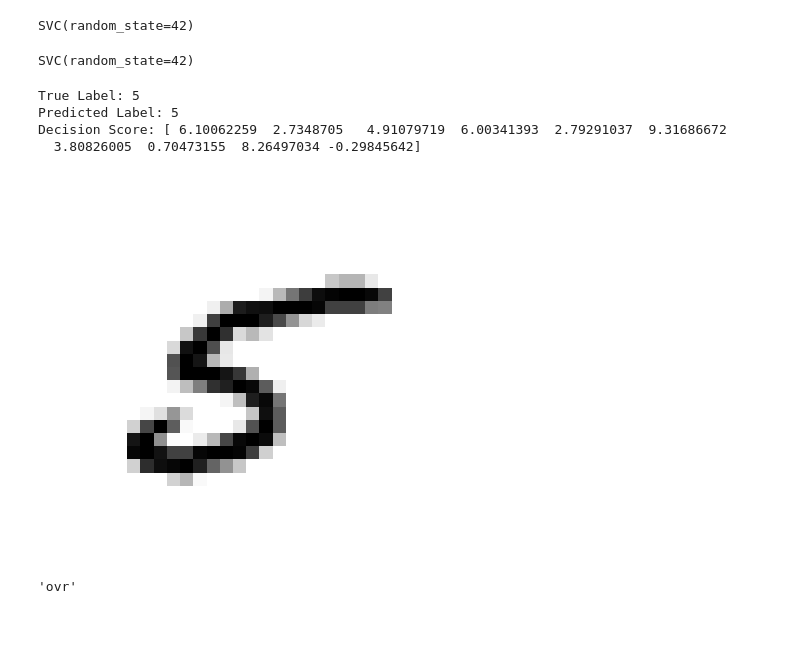
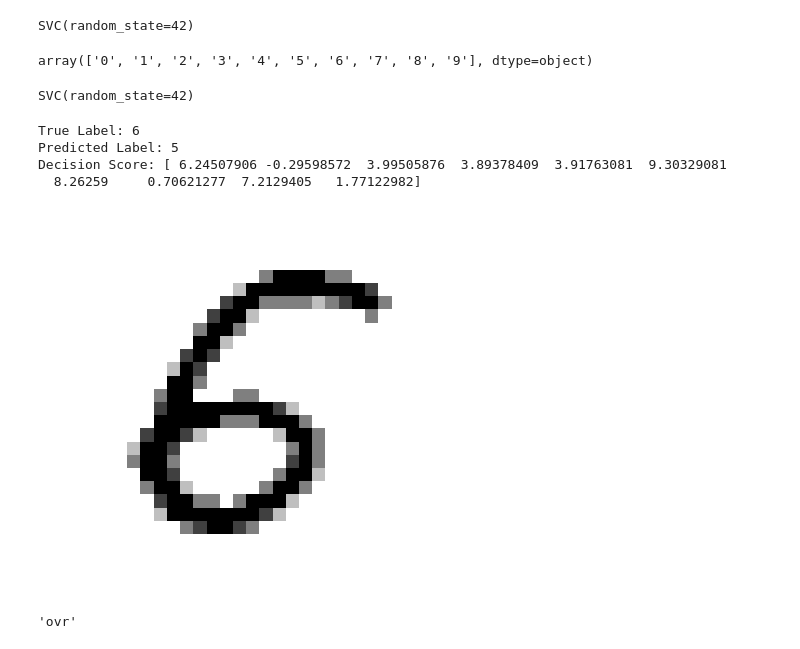
Before and after one commit to jinyeobo/F24_ECE4715, a Jupyter notebook: 2_classification.ipynb, the cells around one changed output. Cells and saved outputs as stored; diff of their text form; code cells hidden in the pictures.

```diff
--- a/2_classification.ipynb
+++ b/2_classification.ipynb
@@ -749,6 +749,12 @@ svm_clf = SVC(random_state=42)
 svm_clf.fit(X_train[:2000], y_train[:2000]) # y_train contains 10 classes
 # %% [output]
 SVC(random_state=42)
+# %%
+svm_clf.classes_
+# when classifier is trained or ("fitted"), it stores the list of target classes in its `classes_` attribute, ordered by value
+# for MNIST, the class labels coincidentally matched the indices
+# %% [output]
+array(['0', '1', '2', '3', '4', '5', '6', '7', '8', '9'], dtype=object)
 # %%
 # This cell will take some time to run
 # Do not run this in class
@@ -760,22 +766,22 @@ svm_clf.fit(X_train, y_train) # y_train contains 10 classes
 # %% [output]
 SVC(random_state=42)
 # %%
-digit_index = 513
+digit_index = 31000
 some_digit = X_train[digit_index].reshape(1, -1)
 true_label = y_train[digit_index]
 predicted_label = svm_clf.predict(some_digit)[0]
 decision_score = svm_clf.decision_function(some_digit)[0]
 
 print(f"True Label: {true_label}")
 print(f"Predicted Label: {predicted_label}")
 print(f"Decision Score: {decision_score}")
 plot_digit(some_digit)
 # %% [output]
-True Label: 5
+True Label: 6
 Predicted Label: 5
-Decision Score: [ 6.10062259  2.7348705   4.91079719  6.00341393  2.79291037  9.31686672
-  3.80826005  0.70473155  8.26497034 -0.29845642]
+Decision Score: [ 6.24507906 -0.29598572  3.99505876  3.89378409  3.91763081  9.30329081
+  8.26259     0.70621277  7.2129405   1.77122982]
-[figure, old version]
+[figure, new version]
 # %%
 svm_clf.decision_function_shape
 # %% [output]
```
Also changed, not shown: parts of 3 cells of this notebook.
